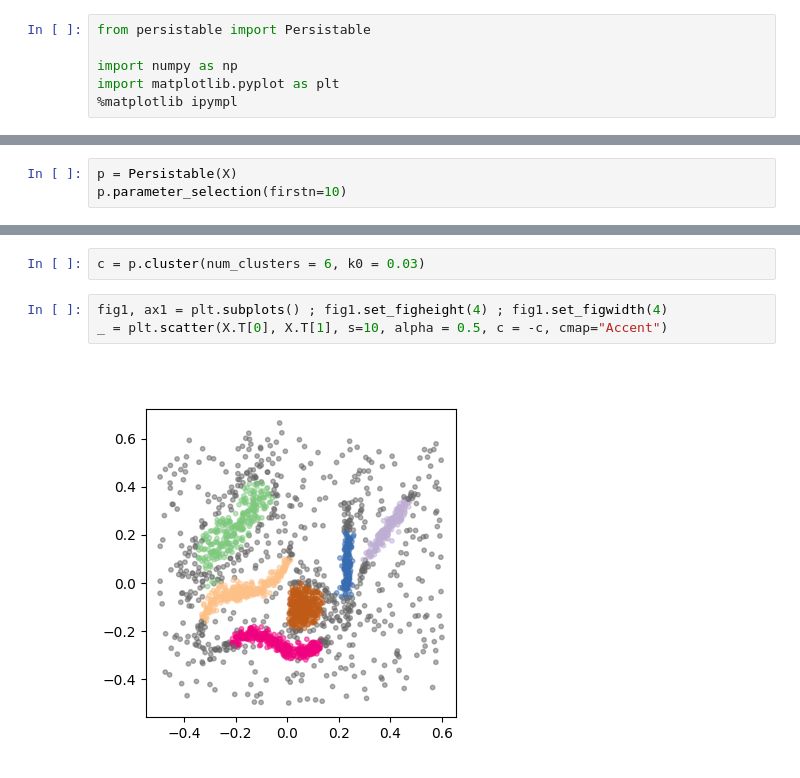
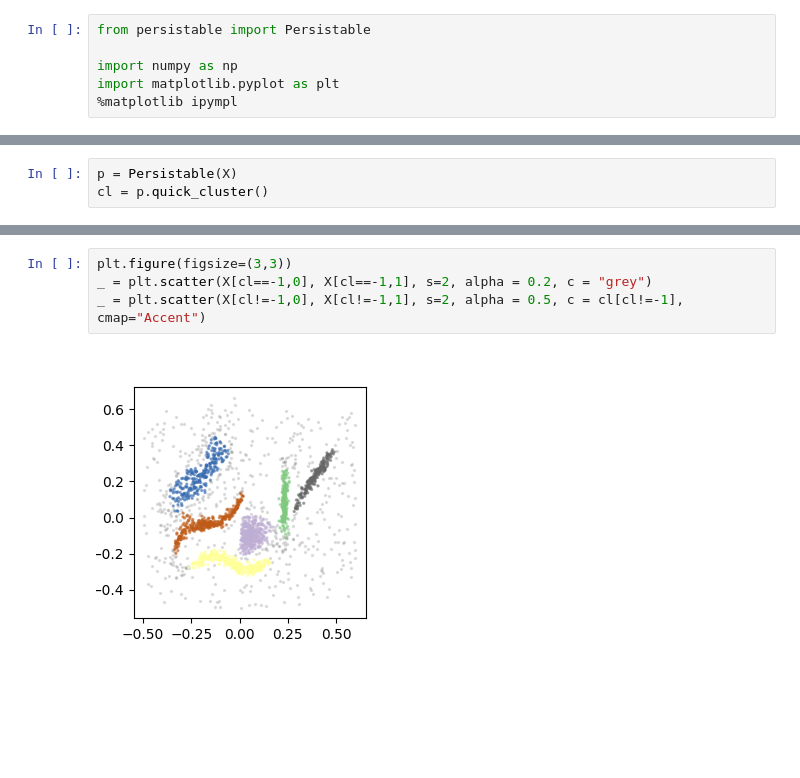
Before and after one commit to LuisScoccola/persistable, a Jupyter notebook: notebooks/example-6-clusters.ipynb, the cells around one changed output, grey strips where cells are left out. Saved outputs shown, nothing was run; the diff lists cells and outputs as text; blank space fills up the shorter version.

```diff
--- a/notebooks/example-6-clusters.ipynb
+++ b/notebooks/example-6-clusters.ipynb
@@ -24,4 +20,4 @@ We run the algorithm with several choices of curve to see the evolution of the c
 # %%
 p = Persistable(X)
-p.parameter_selection(firstn=10)
+cl = p.quick_cluster()
 # %% [output]
@@ -29,7 +25,6 @@ p.parameter_selection(firstn=10)
-# %%
-c = p.cluster(num_clusters = 6, k0 = 0.03)
-# %%
-fig1, ax1 = plt.subplots() ; fig1.set_figheight(4) ; fig1.set_figwidth(4)
-_ = plt.scatter(X.T[0], X.T[1], s=10, alpha = 0.5, c = -c, cmap="Accent")
-# %% [output]
-[figure, removed]
+# %%
+plt.figure(figsize=(3,3))
+_ = plt.scatter(X[cl==-1,0], X[cl==-1,1], s=2, alpha = 0.2, c = "grey")
+_ = plt.scatter(X[cl!=-1,0], X[cl!=-1,1], s=2, alpha = 0.5, c = cl[cl!=-1], cmap="Accent")
+# %% [output]
+[figure, added]
```
Also changed, not shown: parts of 4 cells of this notebook, 4 other files.
